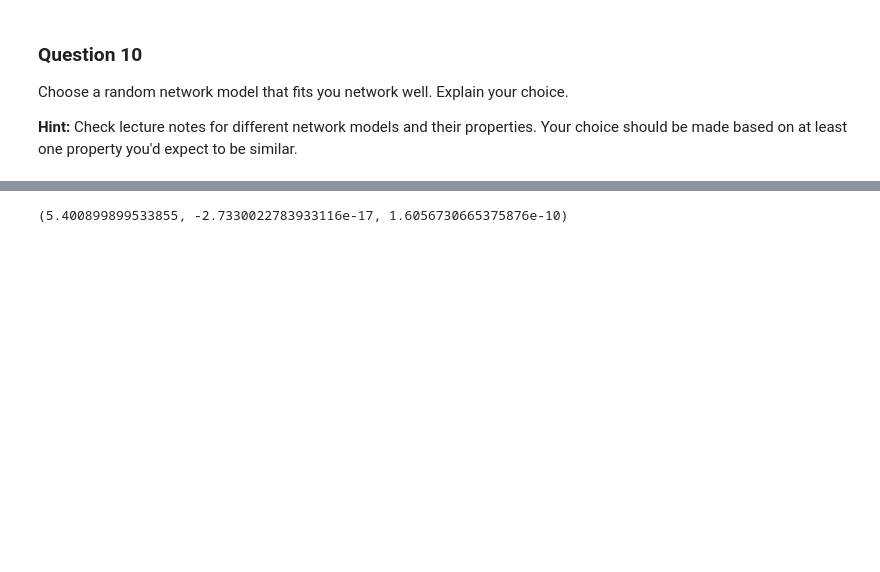
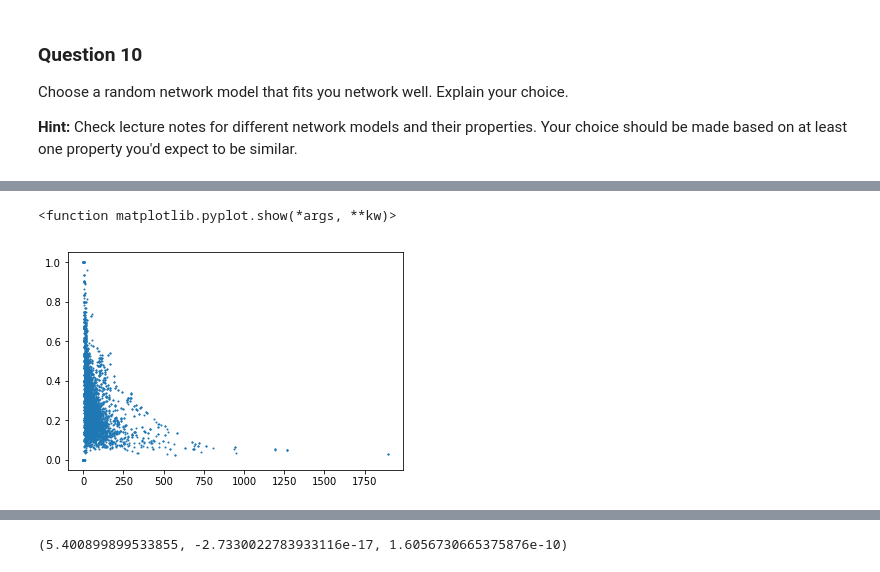
Before and after one commit to mattminder/ntds_24, a Jupyter notebook: Milestone_2/2_network_models.ipynb, the cells around one changed output, grey strips where cells are left out. Saved outputs shown, nothing was run; the diff lists cells and outputs as text; code cells hidden in the pictures; blank space fills up the shorter version.

```diff
--- a/Milestone_2/2_network_models.ipynb
+++ b/Milestone_2/2_network_models.ipynb
@@ -348,0 +449,13 @@ Choose a random network model that fits you network well. Explain your choice.
+# %%
+# Plot Clustering Coef vs Deg
+import networkx as nx
+
+G_wiki = nx.from_numpy_array(adjacency)
+clustering_wiki = nx.clustering(G_wiki)
+degree_wiki = [x[1] for x in G_wiki.degree()]
+
+plt.plot(degree_wiki, clustering_wiki.values(), "o", ms=1)
+plt.show
+# %% [output]
+<function matplotlib.pyplot.show(*args, **kw)>
+[figure, added]
```
Also changed, not shown: parts of 8 cells of this notebook.
